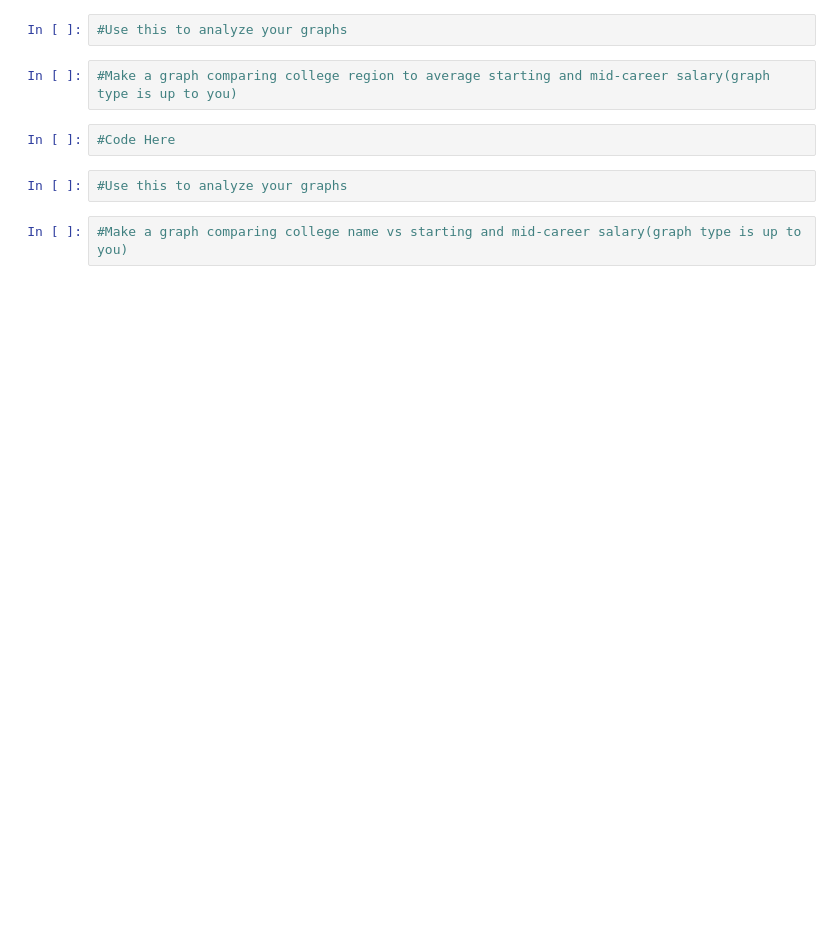
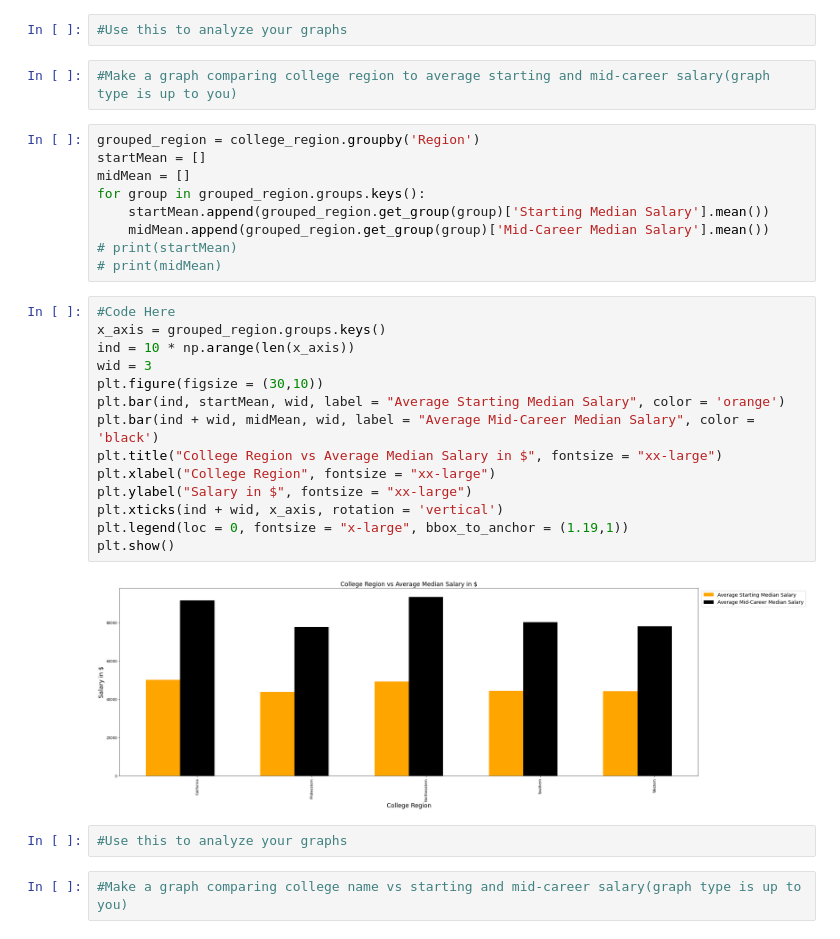
Before and after one commit to CS301-Group4/Student-Grades, a Jupyter notebook: Question_1.ipynb, the cells around one changed output. Cells and saved outputs as stored; diff of their text form; blank space fills up the shorter version.

```diff
--- a/Question_1.ipynb
+++ b/Question_1.ipynb
@@ -374,8 +408,31 @@ plt.show()
 #Use this to analyze your graphs
 # %%
 #Make a graph comparing college region to average starting and mid-career salary(graph type is up to you)
-# %%
-#Code Here
+# %%
+grouped_region = college_region.groupby('Region')
+startMean = []
+midMean = []
+for group in grouped_region.groups.keys():
+    startMean.append(grouped_region.get_group(group)['Starting Median Salary'].mean())
+    midMean.append(grouped_region.get_group(group)['Mid-Career Median Salary'].mean())
+# print(startMean)
+# print(midMean)
+# %%
+#Code Here
+x_axis = grouped_region.groups.keys()
+ind = 10 * np.arange(len(x_axis))
+wid = 3
+plt.figure(figsize = (30,10))
+plt.bar(ind, startMean, wid, label = "Average Starting Median Salary", color = 'orange')
+plt.bar(ind + wid, midMean, wid, label = "Average Mid-Career Median Salary", color = 'black')
+plt.title("College Region vs Average Median Salary in $", fontsize = "xx-large")
+plt.xlabel("College Region", fontsize = "xx-large")
+plt.ylabel("Salary in $", fontsize = "xx-large")
+plt.xticks(ind + wid, x_axis, rotation = 'vertical')
+plt.legend(loc = 0, fontsize = "x-large", bbox_to_anchor = (1.19,1))
+plt.show()
+# %% [output]
+[figure, added]
 # %%
 #Use this to analyze your graphs
 # %%
```
Also changed, not shown: parts of 8 cells of this notebook.
